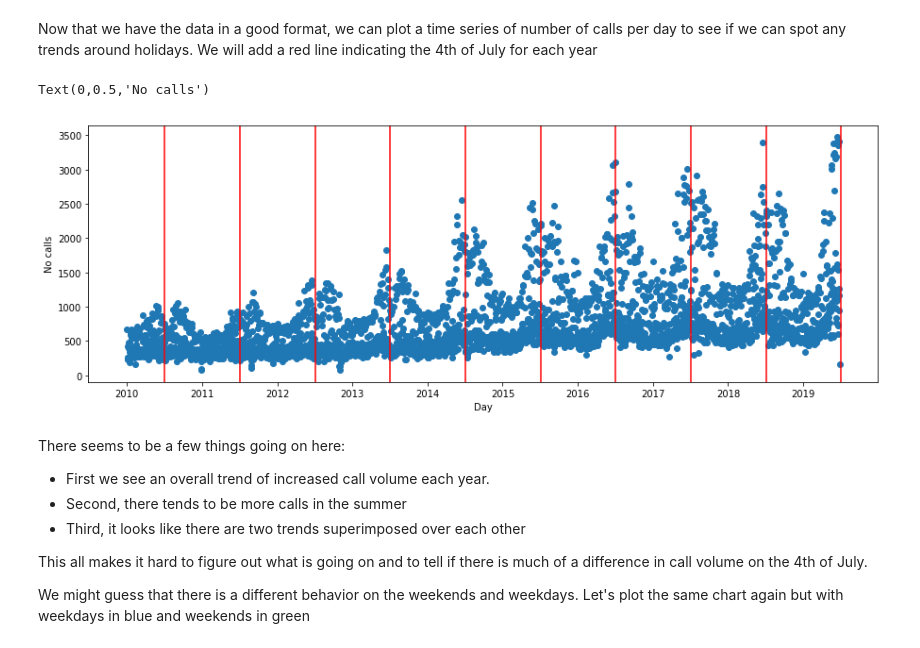
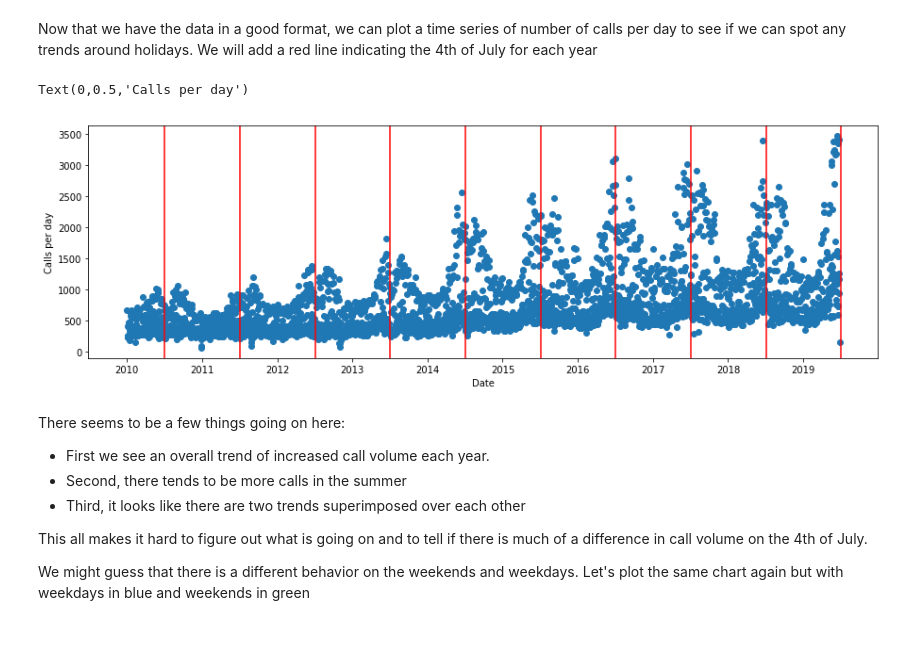
Before and after one commit to fagan2888/NY311HolidayComplaints, a Jupyter notebook: HolidayNoiseAnalysis.ipynb, the cells around one changed output. Saved outputs shown, nothing was run; the diff lists cells and outputs as text; code cells hidden in the pictures.

```diff
--- a/HolidayNoiseAnalysis.ipynb
+++ b/HolidayNoiseAnalysis.ipynb
@@ -146,21 +144,22 @@ cleaned.shape
 # %% [markdown]
 That still leaves us with 2,573,188 calls! Next let's format the date to be a proper python datetime
 # %%
-cleaned = cleaned.assign(date = pd.to_datetime(cleaned['Created Date'], format='%m/%d/%Y %H:%M:%S %p'))
+cleaned = cleaned.assign(date = pd.to_datetime(cleaned['Created Date'], format='%m/%d/%Y %I:%M:%S %p'))
 # %% [markdown]
 Now that we have the data in a good format, we can plot a time series of number of calls per day to see if we can spot any trends around holidays. We will add a red line indicating the 4th of July for each year
 # %%
 trend = cleaned.groupby(cleaned.date.dt.floor('d')).count()[['Descriptor']]
 
-plt.figure(figsize=(15,5))
+plt.figure(figsize=(15,10))
+plt.subplot(211)
 plt.scatter(trend.index,trend.Descriptor)
 for year in range(2010,2020):
     plt.axvline(datetime(year,7,4), color='red')
-plt.xlabel("Day")
-plt.ylabel('No calls')
+plt.xlabel("Date")
+plt.ylabel('Calls per day')
 # %% [output]
-Text(0,0.5,'No calls')
+Text(0,0.5,'Calls per day')
-[figure, old version]
+[figure, new version]
 # %% [markdown]
 There seems to be a few things going on here:
 - First we see an overall trend of increased call volume each year.
```
Also changed, not shown: parts of 23 cells of this notebook.
